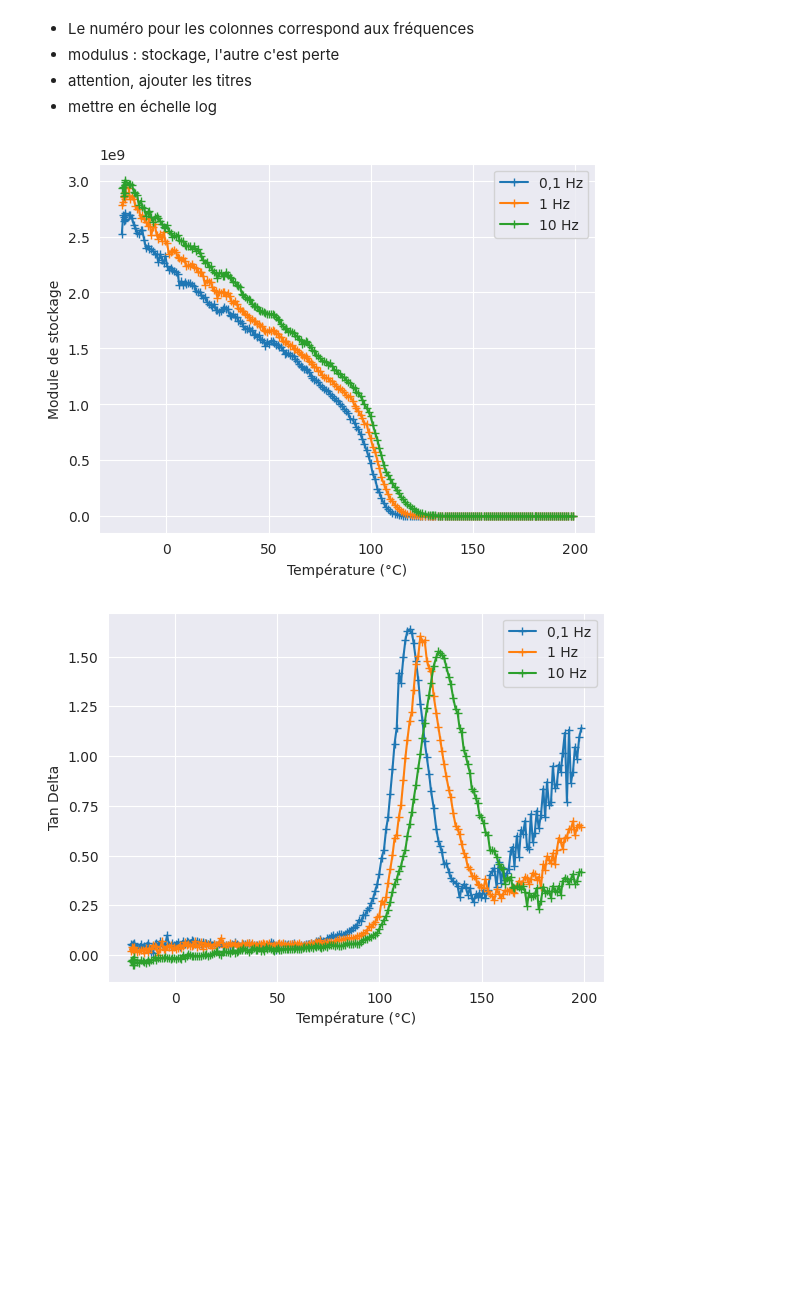
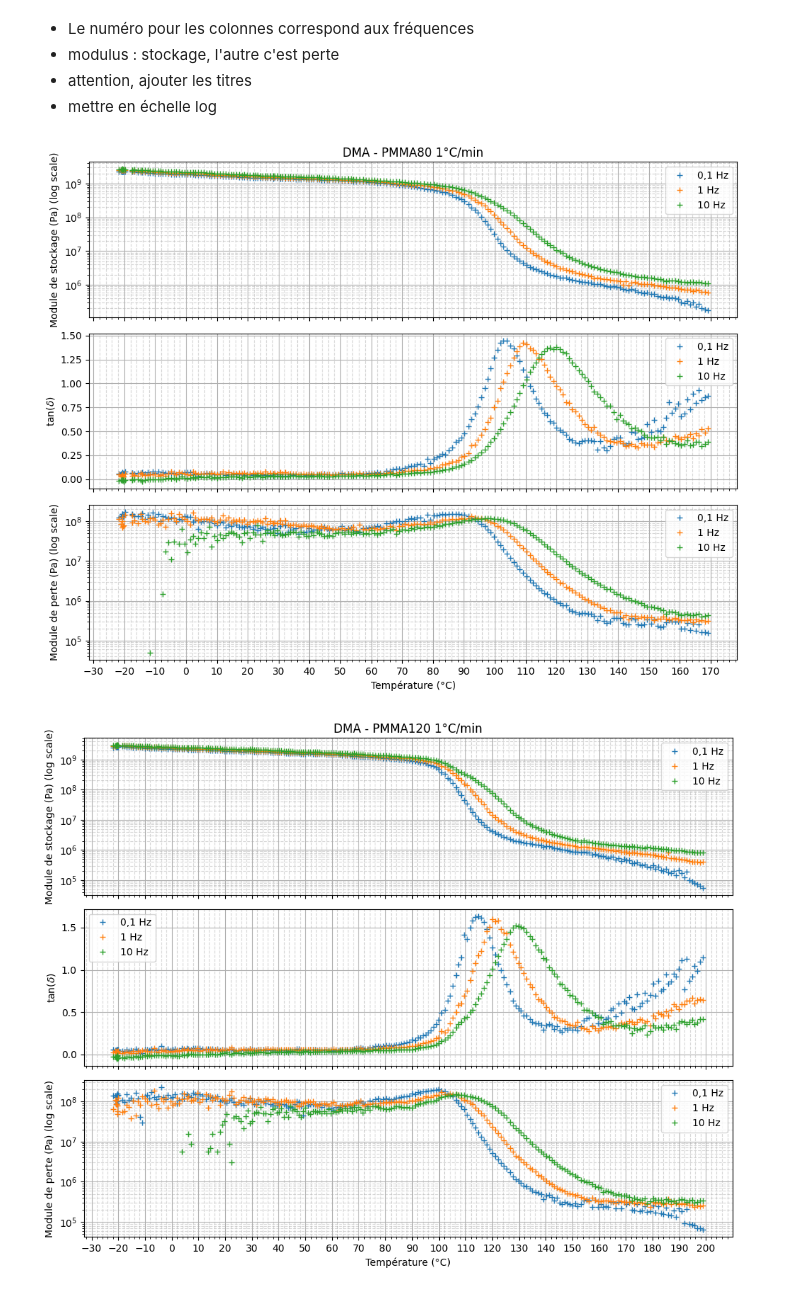
Before and after one commit to erhel-czc/TP-MPI, a Jupyter notebook: analyses/DMA/notebook.ipynb, the cells around one changed output. Saved outputs shown, nothing was run; the diff lists cells and outputs as text; code cells hidden in the pictures; blank space fills up the shorter version.

```diff
--- a/analyses/DMA/notebook.ipynb
+++ b/analyses/DMA/notebook.ipynb
@@ -3,7 +3,7 @@ import pandas as pd
 import matplotlib.pyplot as plt
 import numpy as np
 import seaborn as sns
-sns.set_style("darkgrid")
+sns.set_style()
 # %% [markdown]
 - Le numéro pour les colonnes correspond aux fréquences
 - modulus : stockage, l'autre c'est perte
@@ -46,5 +69,8 @@ def plot(data_name):
+# %%
+plot("PMMA80 1deg", title="DMA - PMMA80 1°C/min", export=True)
+# %% [output]
+[figure, added]
 # %%
-plot("PMMA120 1deg")
+plot("PMMA120 1deg", title="DMA - PMMA120 1°C/min", export=True)
 # %% [output]
-[figure, old version]
+[figure, new version]
-[figure, removed]
```
Also changed, not shown: parts of 7 cells of this notebook, 18 other files.
